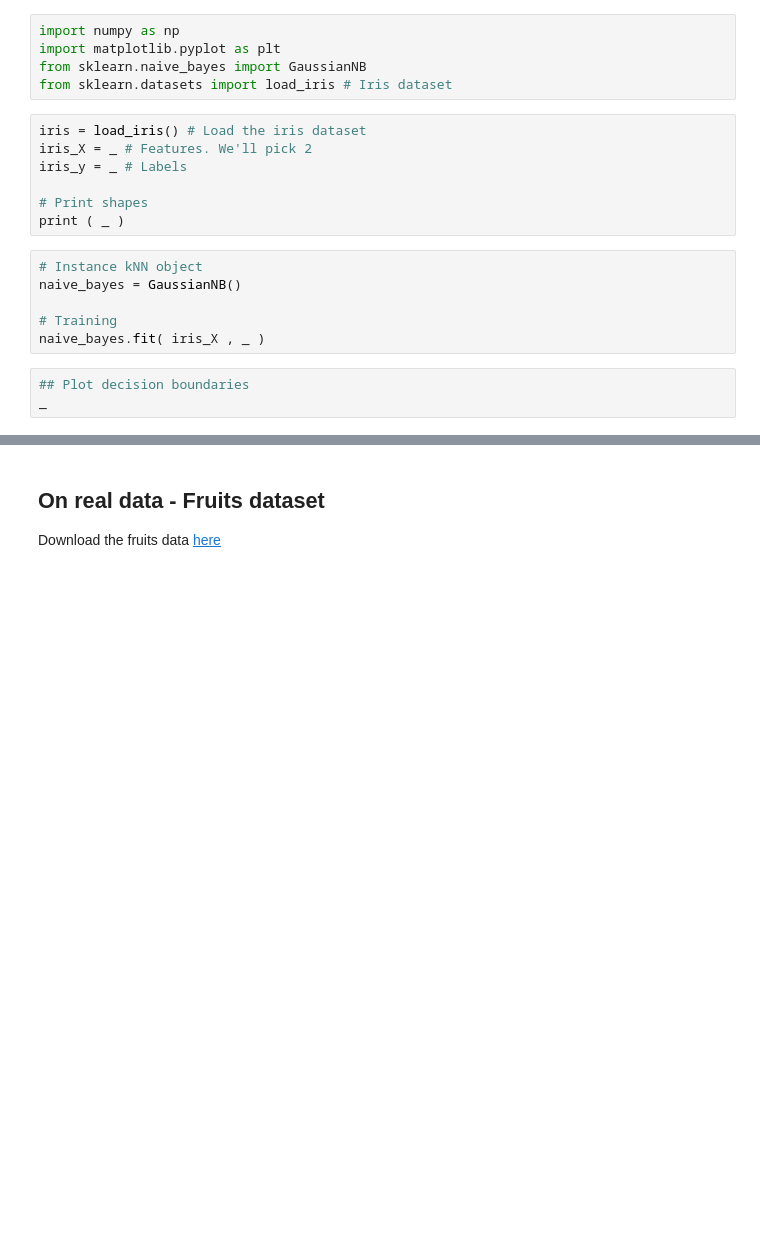
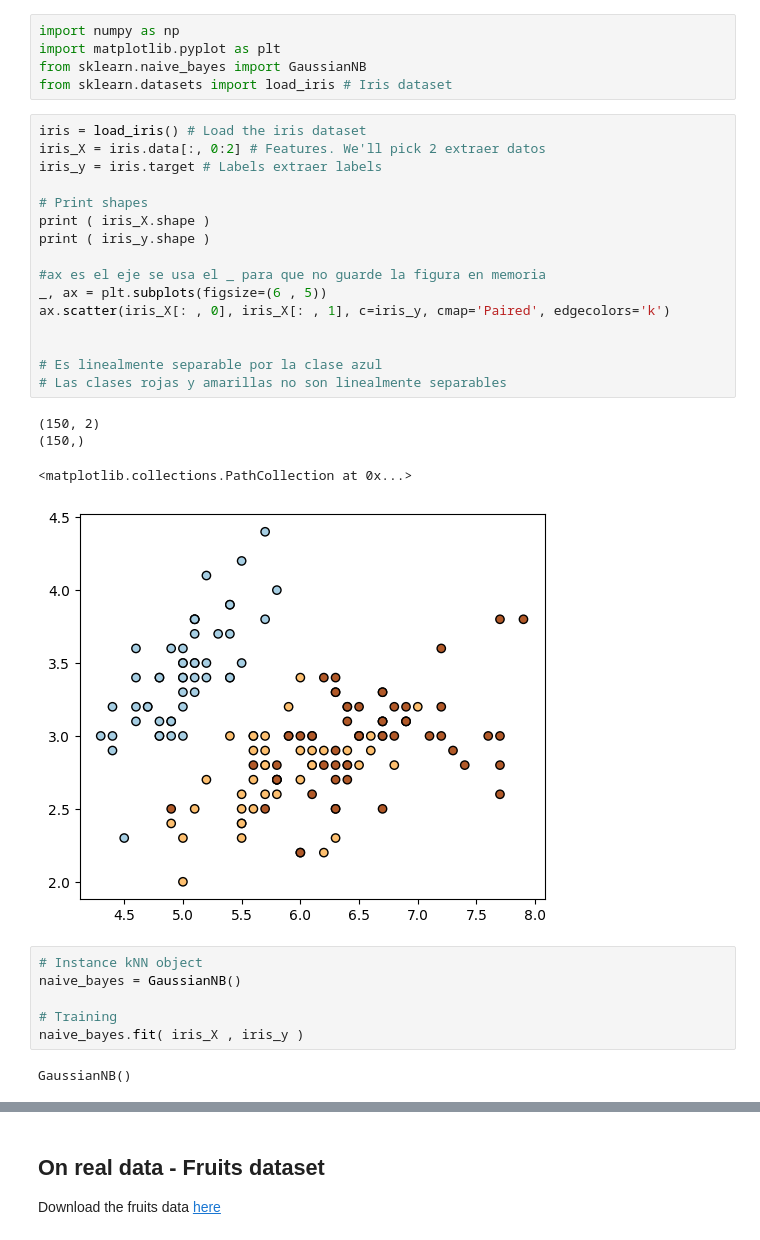
Before and after one commit to mafe97/machine_learning, a Jupyter notebook: Sem_03/Naive_Bayes.ipynb, the cells around one changed output, grey strips where cells are left out. Saved outputs shown, nothing was run; the diff lists cells and outputs as text; blank space fills up the shorter version.

```diff
--- a/Sem_03/Naive_Bayes.ipynb
+++ b/Sem_03/Naive_Bayes.ipynb
@@ -8,19 +8,32 @@ import numpy as np
 import matplotlib.pyplot as plt
 from sklearn.naive_bayes import GaussianNB
 from sklearn.datasets import load_iris # Iris dataset
-# %%
-iris = load_iris() # Load the iris dataset
-iris_X = _ # Features. We'll pick 2
-iris_y = _ # Labels
-
-# Print shapes
-print ( _ )
+# %%
+iris = load_iris() # Load the iris dataset
+iris_X = iris.data[:, 0:2] # Features. We'll pick 2 extraer datos
+iris_y = iris.target # Labels extraer labels
+
+# Print shapes
+print ( iris_X.shape )
+print ( iris_y.shape )
+
+#ax es el eje se usa el _ para que no guarde la figura en memoria
+_, ax = plt.subplots(figsize=(6 , 5))
+ax.scatter(iris_X[: , 0], iris_X[: , 1], c=iris_y, cmap='Paired', edgecolors='k')
+
+
+# Es linealmente separable por la clase azul
+# Las clases rojas y amarillas no son linealmente separables
+# %% [output]
+(150, 2)
+(150,)
+<matplotlib.collections.PathCollection at 0x...>
+[figure, added]
 # %%
 # Instance kNN object
 naive_bayes = GaussianNB()
 
 # Training
-naive_bayes.fit( iris_X , _ )
+naive_bayes.fit( iris_X , iris_y )
+# %% [output]
+GaussianNB()
-# %%
-## Plot decision boundaries
-_
```
Also changed, not shown: parts of 1 cell of this notebook, 5 other files.
